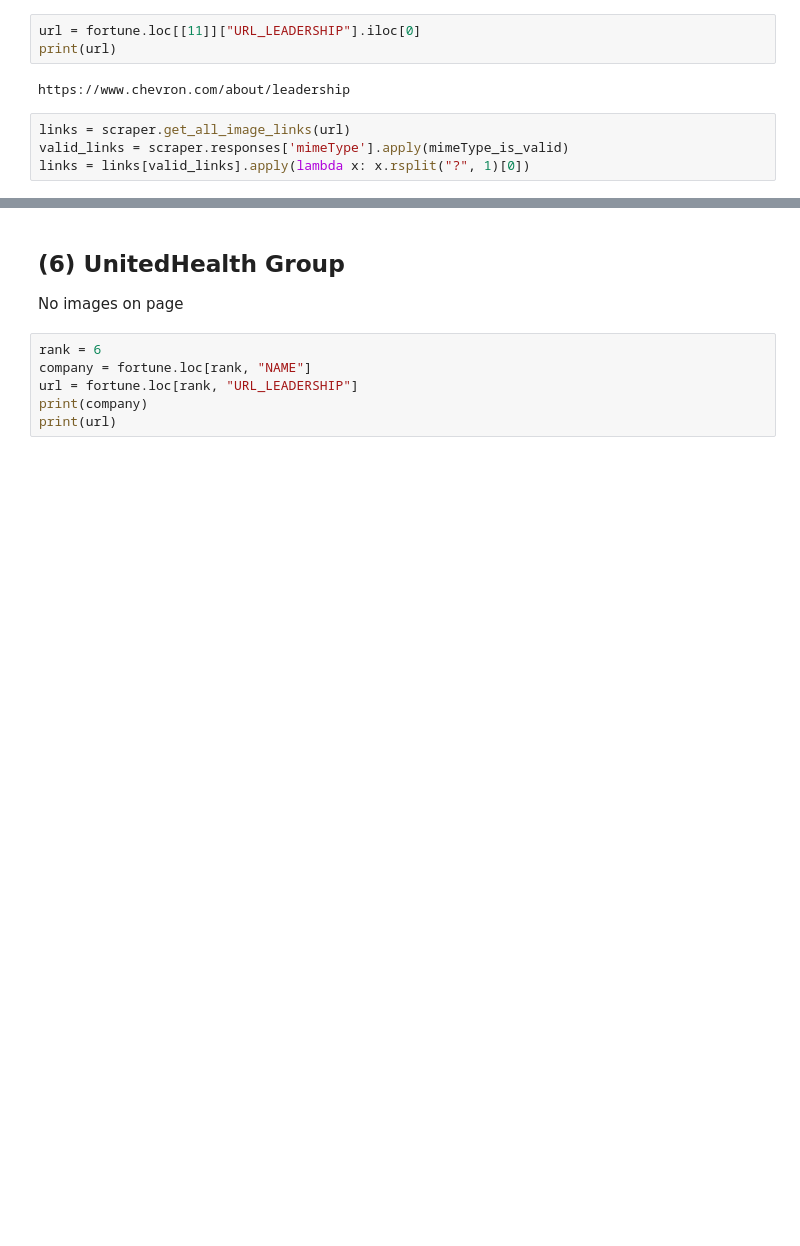
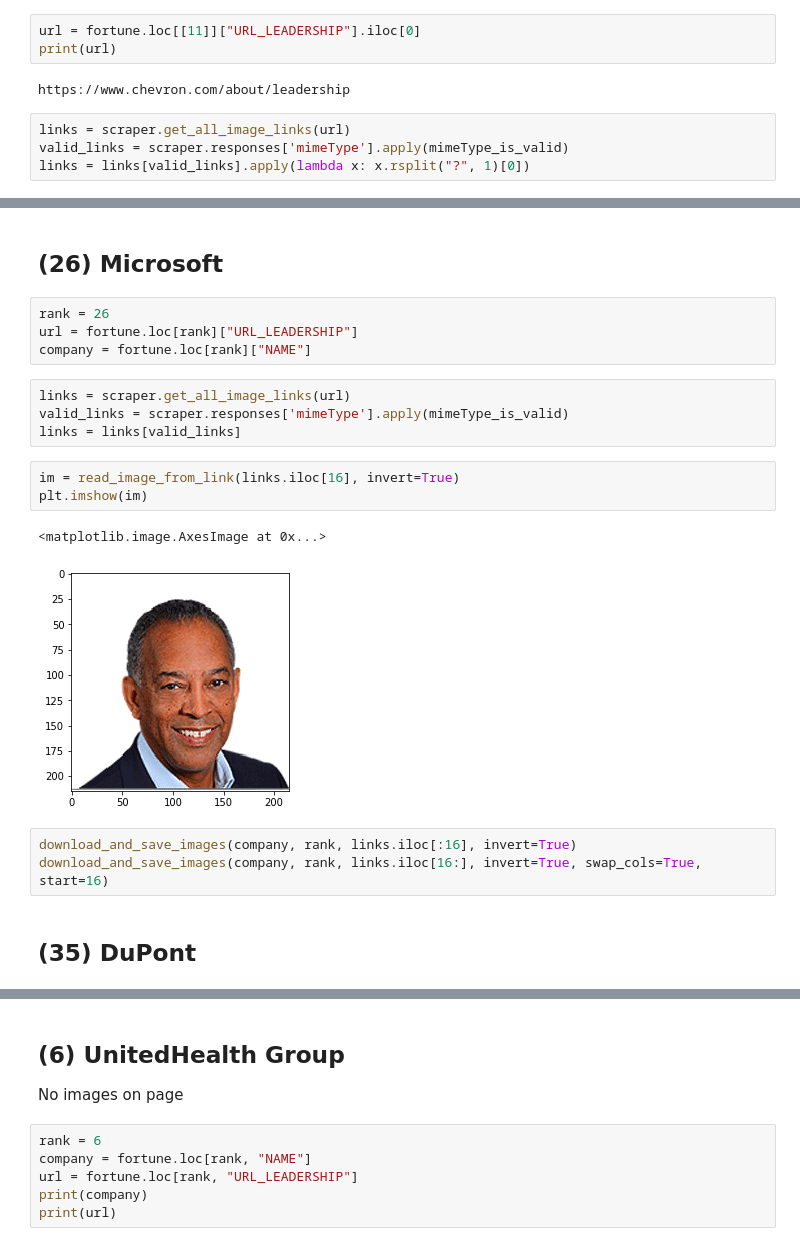
Before and after one commit to johnwmillr/FacesOfFortune, a Jupyter notebook: scrapeFortuneCompanies.ipynb, the cells around one changed output, grey strips where cells are left out. Saved outputs shown, nothing was run; the diff lists cells and outputs as text; blank space fills up the shorter version.

```diff
--- a/scrapeFortuneCompanies.ipynb
+++ b/scrapeFortuneCompanies.ipynb
@@ -447,0 +455,21 @@ for n, url in enumerate(links):
+# %% [markdown]
+## (26) Microsoft
+# %%
+rank = 26
+url = fortune.loc[rank]["URL_LEADERSHIP"]
+company = fortune.loc[rank]["NAME"]
+# %%
+links = scraper.get_all_image_links(url)
+valid_links = scraper.responses['mimeType'].apply(mimeType_is_valid)
+links = links[valid_links]
+# %%
+im = read_image_from_link(links.iloc[16], invert=True)
+plt.imshow(im)
+# %% [output]
+<matplotlib.image.AxesImage at 0x...>
+[figure, added]
+# %%
+download_and_save_images(company, rank, links.iloc[:16], invert=True)
+download_and_save_images(company, rank, links.iloc[16:], invert=True, swap_cols=True, start=16)
+# %% [markdown]
+## (35) DuPont
```
Also changed, not shown: parts of 61 cells of this notebook.
